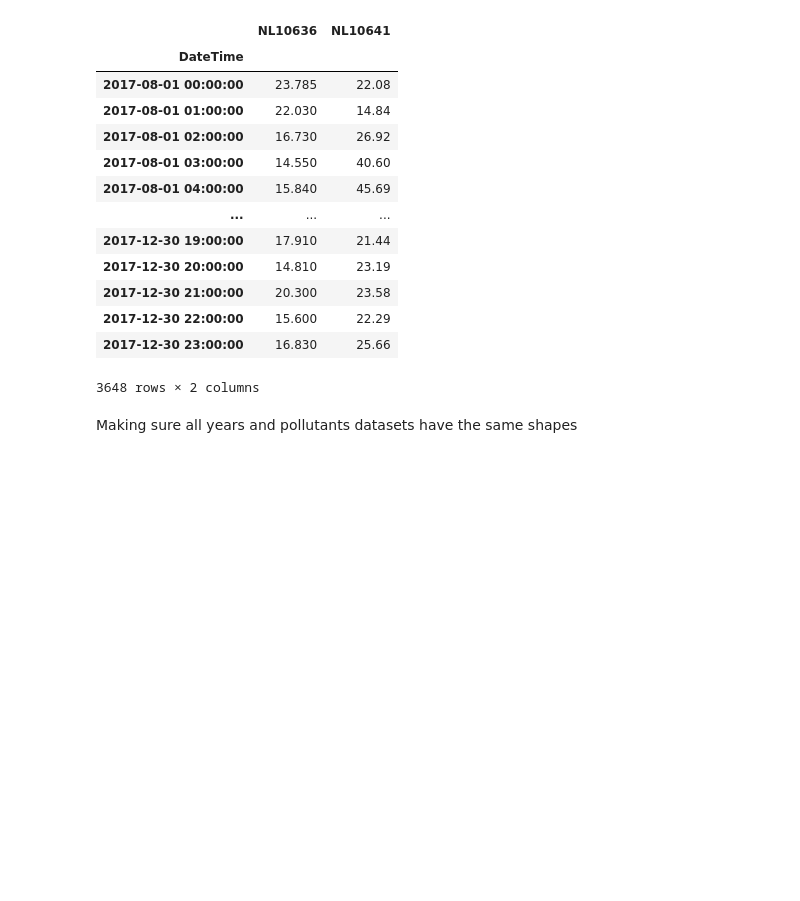
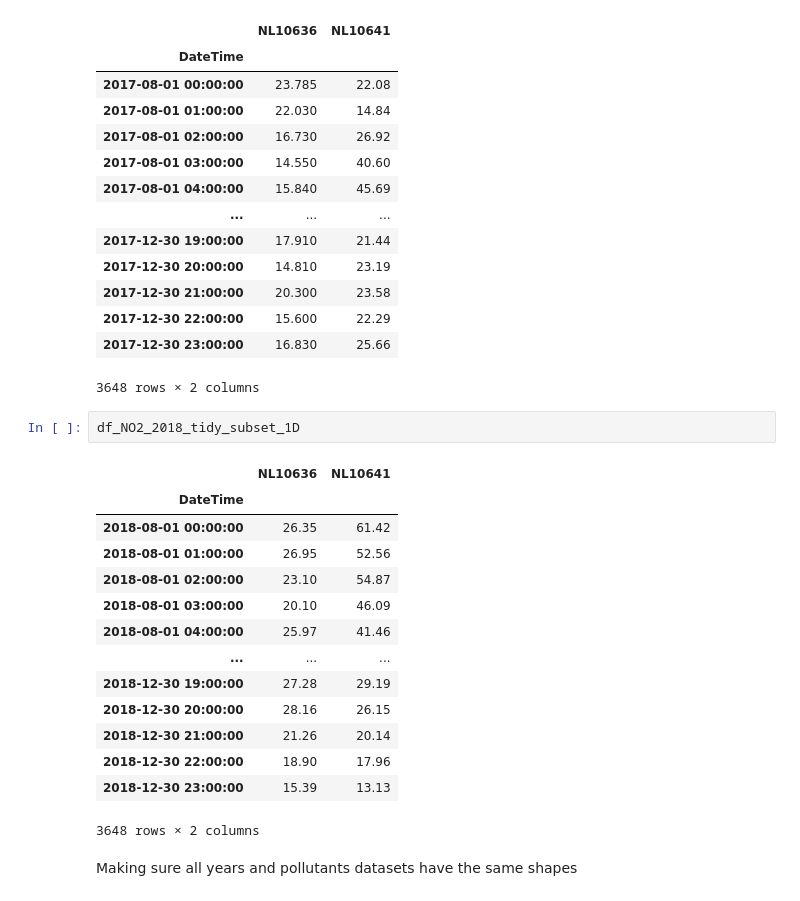
Before and after one commit to CodingMonkey17/forecasting_smog_PEML, a Jupyter notebook: src/preprocess.ipynb, the cells around one changed output. Saved outputs shown, nothing was run; the diff lists cells and outputs as text; blank space fills up the shorter version.

```diff
--- a/src/preprocess.ipynb
+++ b/src/preprocess.ipynb
@@ -444,6 +507,23 @@ df_NO2_2017_tidy_subset_1D
 | 2017-12-30 22:00:00 | 15.600 | 22.29 |
 | 2017-12-30 23:00:00 | 16.830 | 25.66 |
 3648 rows × 2 columns
+# %%
+df_NO2_2018_tidy_subset_1D
+# %% [output]
+|  | NL10636 | NL10641 |
+| DateTime |  |  |
+| 2018-08-01 00:00:00 | 26.35 | 61.42 |
+| 2018-08-01 01:00:00 | 26.95 | 52.56 |
+| 2018-08-01 02:00:00 | 23.10 | 54.87 |
+| 2018-08-01 03:00:00 | 20.10 | 46.09 |
+| 2018-08-01 04:00:00 | 25.97 | 41.46 |
+| ... | ... | ... |
+| 2018-12-30 19:00:00 | 27.28 | 29.19 |
+| 2018-12-30 20:00:00 | 28.16 | 26.15 |
+| 2018-12-30 21:00:00 | 21.26 | 20.14 |
+| 2018-12-30 22:00:00 | 18.90 | 17.96 |
+| 2018-12-30 23:00:00 | 15.39 | 13.13 |
+3648 rows × 2 columns
 # %% [markdown]
 Making sure all years and pollutants datasets have the same shapes
 # %%
```
Also changed, not shown: parts of 27 cells of this notebook, 3 other files.
